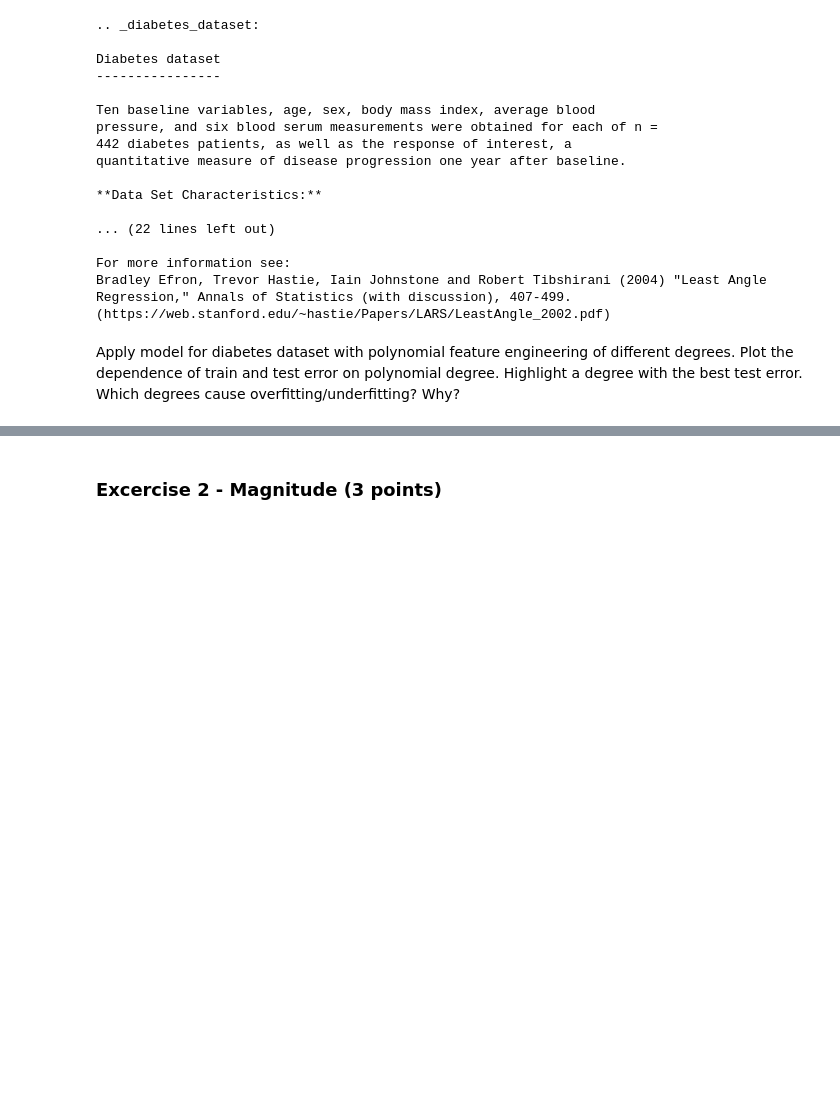
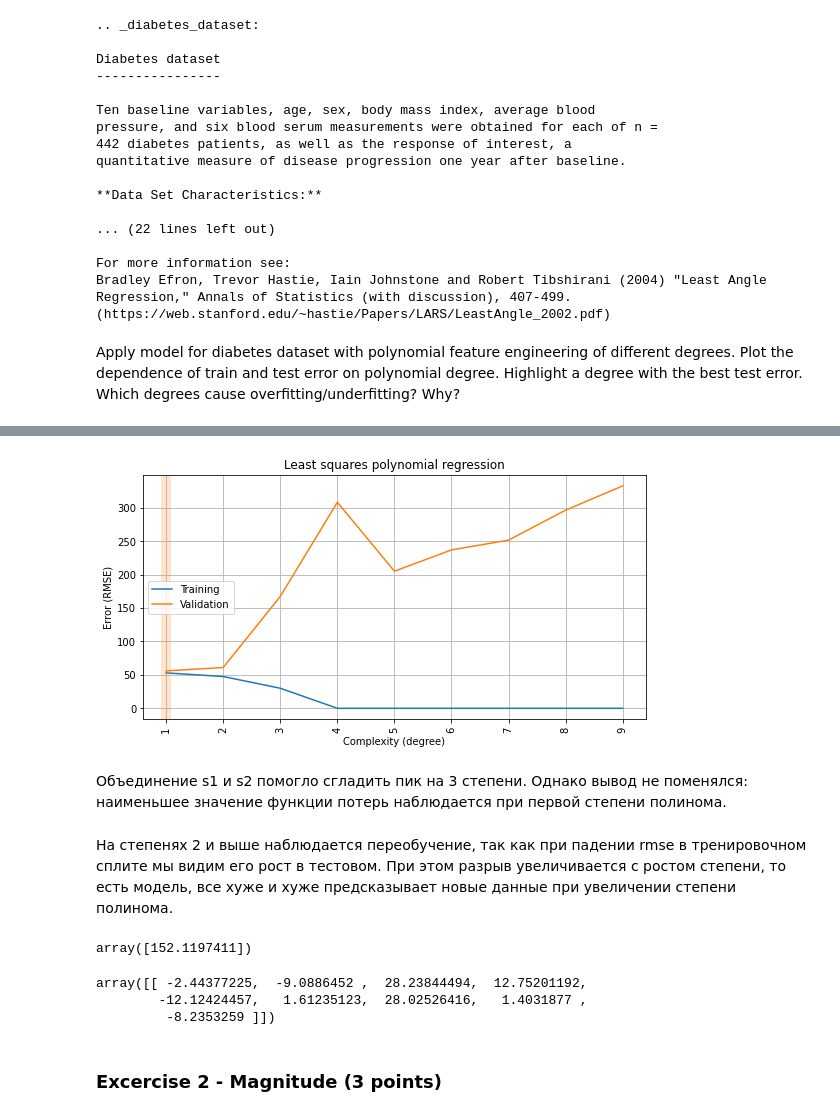
Before and after one commit to albert-bariev/rs-school-ml, a Jupyter notebook: 4_overfitting_regularization.ipynb, the cells around one changed output, grey strips where cells are left out. Drawn from its saved outputs; the diff is of its cells as text; code cells hidden in the pictures; blank space fills up the shorter version.

```diff
--- a/4_overfitting_regularization.ipynb
+++ b/4_overfitting_regularization.ipynb
@@ -375,0 +418,5 @@ Apply model for diabetes dataset with polynomial feature engineering of differen
+# %%
+X_train_new = X_train.copy()
+X_train_new['s1s2'] = (X_train_new['s1'] + X_train_new['s2'])/2
+X_train_new.drop(columns=['s1', 's2'], inplace=True)
+X_train_new.head()
@@ -376,3 +430,31 @@ Apply model for diabetes dataset with polynomial feature engineering of differen
+# %%
+X_valid_new = X_valid.copy()
+X_valid_new['s1s2'] = (X_valid_new['s1'] + X_valid_new['s2'])/2
+X_valid_new.drop(columns=['s1', 's2'], inplace=True)
+# %%
+rmse_train, rmse_valid = [], []
+for degree in DEGREES:
+    reg = make_model(degree).fit(X_train_new, y_train)
+    rmse_train.append(rmse(reg.predict(X_train_new), y_train))
+    rmse_valid.append(rmse(reg.predict(X_valid_new), y_valid))
+
+plot_fitting_graph(DEGREES, rmse_train, rmse_valid, xlabel='Complexity (degree)', ylabel='Error (RMSE)',
+                   title='Least squares polynomial regression')
+# %% [output]
+[figure, added]
+# %% [markdown]
+Объединение s1 и s2 помогло сгладить пик на 3 степени. Однако вывод не поменялся: наименьшее значение функции потерь наблюдается при первой степени полинома.
+# %% [markdown]
+На степенях 2 и выше наблюдается переобучение, так как при падении rmse в тренировочном сплите мы видим его рост в тестовом. При этом разрыв увеличивается с ростом степени, то есть модель, все хуже и хуже предсказывает новые данные при увеличении степени полинома.
+# %%
+reg = make_model(1).fit(X_train_new, y_train)
+display(reg['reg'].intercept_)
+display(reg['reg'].coef_)
+# %% [output]
+array([152.1197411])
+array([[ -2.44377225,  -9.0886452 ,  28.23844494,  12.75201192,
+        -12.12424457,   1.61235123,  28.02526416,   1.4031877 ,
+         -8.2353259 ]])
 # %% [markdown]
 ### Excercise 2 - Magnitude (3 points)
 # %% [markdown]
```
Also changed, not shown: parts of 25 cells of this notebook.
